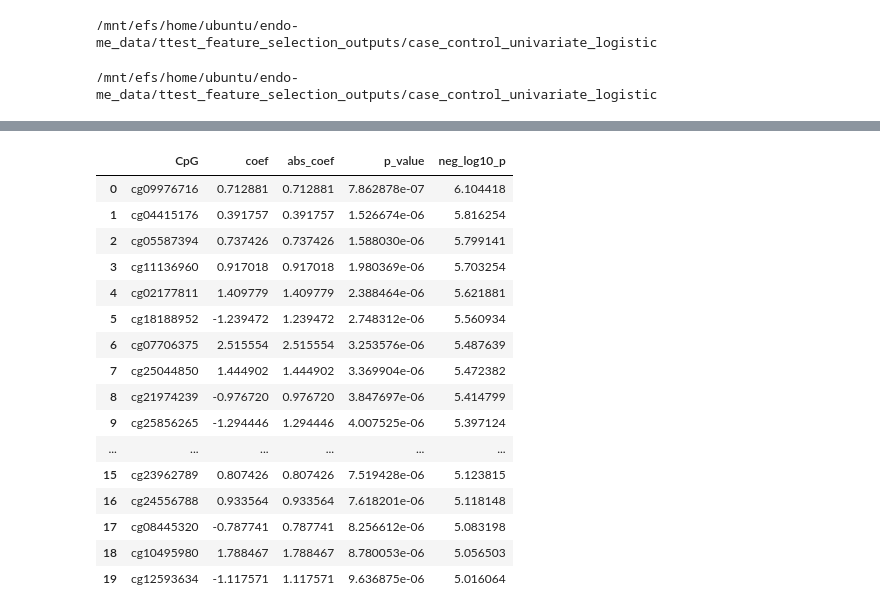
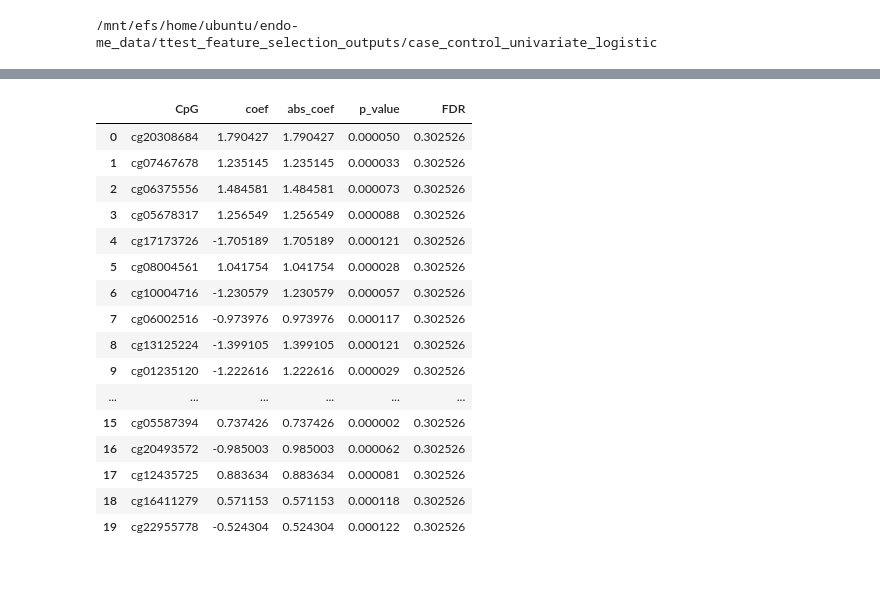
Before and after one commit to anagasuri/Endometrial-Methylation-Prediction, a Jupyter notebook: regression_feature_selection.ipynb, the cells around one changed output, grey strips where cells are left out. Cells and saved outputs as stored; diff of their text form; code cells hidden in the pictures; blank space fills up the shorter version.

```diff
--- a/regression_feature_selection.ipynb
+++ b/regression_feature_selection.ipynb
@@ -582,18 +539,27 @@ Finished training cycle phase ridge model using FDR-selected CpGs.
 # %%
-# -----------------------------
-# Evaluate FDR-selected cycle phase model
-# -----------------------------
+if cp_ttest_n > 0:
+    cp_ttest_metrics = evaluate_binary_model(
+        model=ridge_cp_ttest,
+        X_test=X_test_cp_ttest_sel,
+        y_test=y_test_cp,
+        out_prefix=os.path.join(
+            cp_out_dir,
+            f"cycle_phase_ttest_FDR_0.05_n{cp_ttest_n}_ridge"
+        ),
+        plot_title=f"Cycle Phase, T-test FDR < 0.05 CpGs n={cp_ttest_n}"
+    )
 
-cp_fdr_metrics = evaluate_binary_model(
-    model=ridge_cp_fdr,
-    X_test=X_test_cp_fdr_sel,
-    y_test=y_test_cp,
-    out_prefix=os.path.join(
-        cp_out_dir,
-        f"cycle_phase_fdr_{cp_fdr_n}_ridge"
-    ),
-    plot_title=f"Cycle Phase, FDR CpGs n={cp_fdr_n}"
-)
+    cp_ttest_metrics
+else:
+    cp_ttest_metrics = pd.DataFrame([{
+        "AUROC": np.nan,
+        "AUPRC": np.nan,
+        "Accuracy": np.nan,
+        "Precision": np.nan,
+        "Recall": np.nan,
+        "F1": np.nan,
+        "Note": "No CpGs passed FDR < 0.05; model skipped"
+    }])
 
-cp_fdr_metrics
+    cp_ttest_metrics
 # %% [output]
@@ -702,13 +693,6 @@ os.makedirs(cc_uni_out_dir, exist_ok=True)
 print(cc_uni_out_dir)
 # %% [output]
 /mnt/efs/home/ubuntu/endo-me_data/ttest_feature_selection_outputs/case_control_univariate_logistic
-# %%
-cc_uni_out_dir = os.path.join(out_dir, "case_control_univariate_logistic")
-os.makedirs(cc_uni_out_dir, exist_ok=True)
-
-print(cc_uni_out_dir)
-# %% [output]
-/mnt/efs/home/ubuntu/endo-me_data/ttest_feature_selection_outputs/case_control_univariate_logistic
 # %%
 cc_uni_ranked = run_univariate_logistic_screening(
     X_train=X_train_cc,
@@ -716,7 +700,7 @@ cc_uni_ranked = run_univariate_logistic_screening(
     feature_names=feature_names_cc,
     out_csv=os.path.join(
         cc_uni_out_dir,
-        "case_control_univariate_logistic_ranked_cpgs.csv"
+        "case_control_univariate_logistic_all_cpgs_with_FDR.csv"
     )
 )
 
@@ -742,18 +726,18 @@ Saved univariate regression results to: /mnt/efs/home/ubuntu/endo-me_data/ttest_
-|  | CpG | coef | abs_coef | p_value | neg_log10_p |
-| 0 | cg09976716 | 0.712881 | 0.712881 | 7.862878e-07 | 6.104418 |
-| 1 | cg04415176 | 0.391757 | 0.391757 | 1.526674e-06 | 5.816254 |
-| 2 | cg05587394 | 0.737426 | 0.737426 | 1.588030e-06 | 5.799141 |
-| 3 | cg11136960 | 0.917018 | 0.917018 | 1.980369e-06 | 5.703254 |
-| 4 | cg02177811 | 1.409779 | 1.409779 | 2.388464e-06 | 5.621881 |
-| 5 | cg18188952 | -1.239472 | 1.239472 | 2.748312e-06 | 5.560934 |
-| 6 | cg07706375 | 2.515554 | 2.515554 | 3.253576e-06 | 5.487639 |
-| 7 | cg25044850 | 1.444902 | 1.444902 | 3.369904e-06 | 5.472382 |
-| 8 | cg21974239 | -0.976720 | 0.976720 | 3.847697e-06 | 5.414799 |
-| 9 | cg25856265 | -1.294446 | 1.294446 | 4.007525e-06 | 5.397124 |
+|  | CpG | coef | abs_coef | p_value | FDR |
+| 0 | cg20308684 | 1.790427 | 1.790427 | 0.000050 | 0.302526 |
+| 1 | cg07467678 | 1.235145 | 1.235145 | 0.000033 | 0.302526 |
+| 2 | cg06375556 | 1.484581 | 1.484581 | 0.000073 | 0.302526 |
+| 3 | cg05678317 | 1.256549 | 1.256549 | 0.000088 | 0.302526 |
+| 4 | cg17173726 | -1.705189 | 1.705189 | 0.000121 | 0.302526 |
+| 5 | cg08004561 | 1.041754 | 1.041754 | 0.000028 | 0.302526 |
+| 6 | cg10004716 | -1.230579 | 1.230579 | 0.000057 | 0.302526 |
+| 7 | cg06002516 | -0.973976 | 0.973976 | 0.000117 | 0.302526 |
+| 8 | cg13125224 | -1.399105 | 1.399105 | 0.000121 | 0.302526 |
+| 9 | cg01235120 | -1.222616 | 1.222616 | 0.000029 | 0.302526 |
 | ... | ... | ... | ... | ... | ... |
-| 15 | cg23962789 | 0.807426 | 0.807426 | 7.519428e-06 | 5.123815 |
-| 16 | cg24556788 | 0.933564 | 0.933564 | 7.618201e-06 | 5.118148 |
-| 17 | cg08445320 | -0.787741 | 0.787741 | 8.256612e-06 | 5.083198 |
-| 18 | cg10495980 | 1.788467 | 1.788467 | 8.780053e-06 | 5.056503 |
-| 19 | cg12593634 | -1.117571 | 1.117571 | 9.636875e-06 | 5.016064 |
+| 15 | cg05587394 | 0.737426 | 0.737426 | 0.000002 | 0.302526 |
+| 16 | cg20493572 | -0.985003 | 0.985003 | 0.000062 | 0.302526 |
+| 17 | cg12435725 | 0.883634 | 0.883634 | 0.000081 | 0.302526 |
+| 18 | cg16411279 | 0.571153 | 0.571153 | 0.000118 | 0.302526 |
+| 19 | cg22955778 | -0.524304 | 0.524304 | 0.000122 | 0.302526 |
 # %%
```
Also changed, not shown: parts of 36 cells of this notebook.
